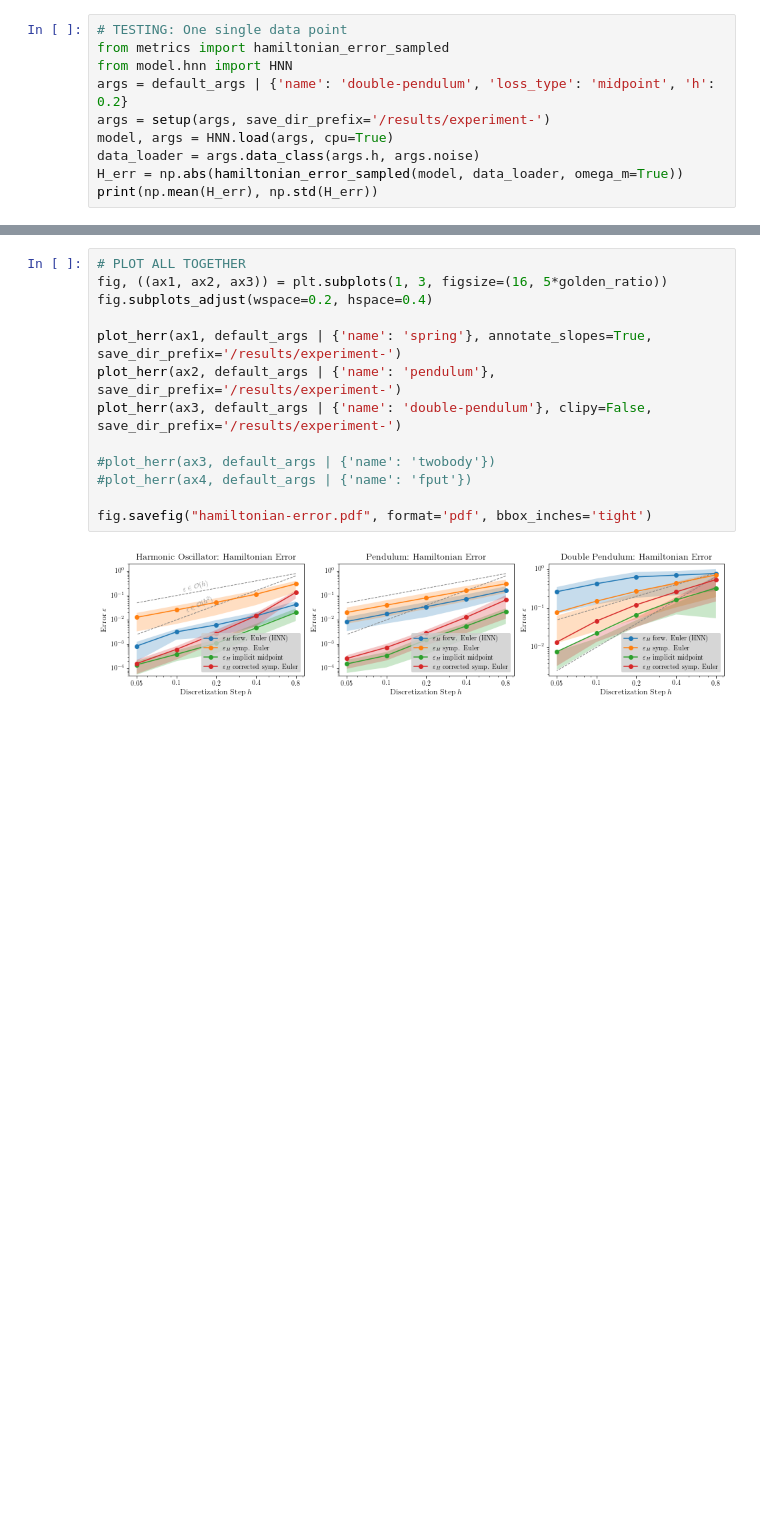
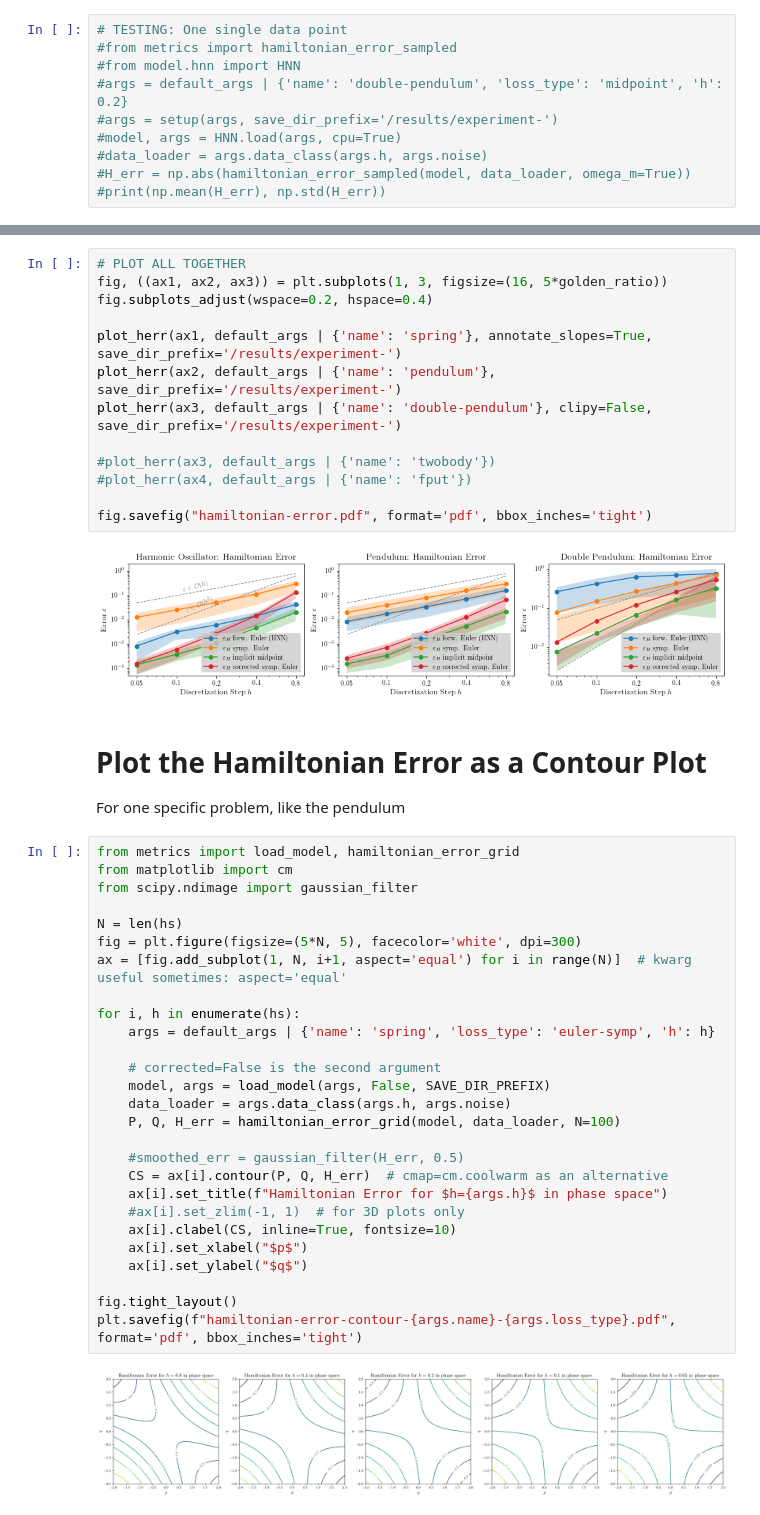
Before and after one commit to SpaceAbleOrg/symplectic-hnn, a Jupyter notebook: plotting/plot-hamiltonian-error.ipynb, the cells around one changed output, grey strips where cells are left out. Saved outputs shown, nothing was run; the diff lists cells and outputs as text; blank space fills up the shorter version.

Commit message:
Add code for hamiltonian error contour plots to respective jupyter notebook.

```diff
--- a/plotting/plot-hamiltonian-error.ipynb
+++ b/plotting/plot-hamiltonian-error.ipynb
@@ -91,14 +91,14 @@ mpl.rcParams.update(params)
 #mpl.rcParams.update({"axes.titlesize": FSIZE, "axes.labelsize": FSIZE, "font.size": FSIZE, "axes.labelsize": 10})
 # %%
 # TESTING: One single data point
-from metrics import hamiltonian_error_sampled
-from model.hnn import HNN
-args = default_args | {'name': 'double-pendulum', 'loss_type': 'midpoint', 'h': 0.2}
-args = setup(args, save_dir_prefix='/results/experiment-')
-model, args = HNN.load(args, cpu=True)
-data_loader = args.data_class(args.h, args.noise)
-H_err = np.abs(hamiltonian_error_sampled(model, data_loader, omega_m=True))
-print(np.mean(H_err), np.std(H_err))
+#from metrics import hamiltonian_error_sampled
+#from model.hnn import HNN
+#args = default_args | {'name': 'double-pendulum', 'loss_type': 'midpoint', 'h': 0.2}
+#args = setup(args, save_dir_prefix='/results/experiment-')
+#model, args = HNN.load(args, cpu=True)
+#data_loader = args.data_class(args.h, args.noise)
+#H_err = np.abs(hamiltonian_error_sampled(model, data_loader, omega_m=True))
+#print(np.mean(H_err), np.std(H_err))
 # %% [output]
 0.06808927526124897 0.14214080006960297
 # %%
@@ -124,3 +124,36 @@ plot_herr(ax3, default_args | {'name': 'double-pendulum'}, clipy=False, save_dir
 fig.savefig("hamiltonian-error.pdf", format='pdf', bbox_inches='tight')
 # %% [output]
 [figure]
+# %% [markdown]
+# Plot the Hamiltonian Error as a Contour Plot
+
+For one specific problem, like the pendulum
+# %%
+from metrics import load_model, hamiltonian_error_grid
+from matplotlib import cm
+from scipy.ndimage import gaussian_filter
+
+N = len(hs)
+fig = plt.figure(figsize=(5*N, 5), facecolor='white', dpi=300)
+ax = [fig.add_subplot(1, N, i+1, aspect='equal') for i in range(N)]  # kwarg useful sometimes: aspect='equal'
+
+for i, h in enumerate(hs):
+    args = default_args | {'name': 'spring', 'loss_type': 'euler-symp', 'h': h}
+
+    # corrected=False is the second argument
+    model, args = load_model(args, False, SAVE_DIR_PREFIX)
+    data_loader = args.data_class(args.h, args.noise)
+    P, Q, H_err = hamiltonian_error_grid(model, data_loader, N=100)
+
+    #smoothed_err = gaussian_filter(H_err, 0.5)
+    CS = ax[i].contour(P, Q, H_err)  # cmap=cm.coolwarm as an alternative
+    ax[i].set_title(f"Hamiltonian Error for $h={args.h}$ in phase space")
+    #ax[i].set_zlim(-1, 1)  # for 3D plots only
+    ax[i].clabel(CS, inline=True, fontsize=10)
+    ax[i].set_xlabel("$p$")
+    ax[i].set_ylabel("$q$")
+
+fig.tight_layout()
+plt.savefig(f"hamiltonian-error-contour-{args.name}-{args.loss_type}.pdf", format='pdf', bbox_inches='tight')
+# %% [output]
+[figure, added]
```
Also changed, not shown: 1 other file.
